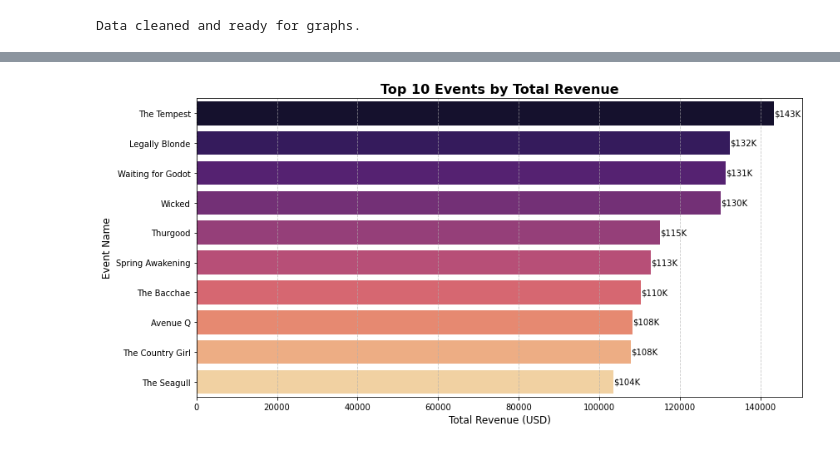
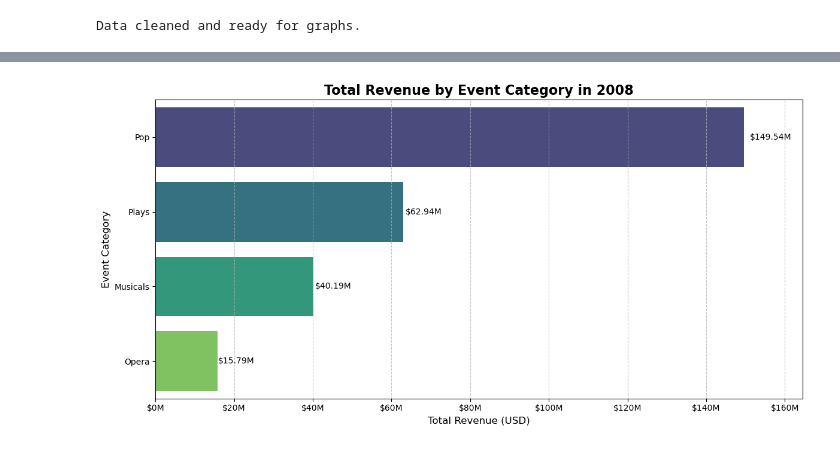
Before and after one commit to Muallim-ai/Final-Project---Group-4, a Jupyter notebook: notebooks/STAT315-FinalProject-Group4.ipynb, the cells around one changed output, grey strips where cells are left out. Saved outputs shown, nothing was run; the diff lists cells and outputs as text; code cells hidden in the pictures.

```diff
--- a/notebooks/STAT315-FinalProject-Group4.ipynb
+++ b/notebooks/STAT315-FinalProject-Group4.ipynb
@@ -333,28 +396,37 @@ Data cleaned and ready for graphs.
 # %%
+import seaborn as sns
 import matplotlib.pyplot as plt
-import seaborn as sns
+import matplotlib.ticker as ticker
 
-# Aggregate total revenue by event
-top_events = merged.groupby('eventname')['revenue'].sum().sort_values(ascending=False).head(10).reset_index()
+# Aggregate total revenue by category
+category_revenue = merged.groupby('catname')['revenue'].sum().sort_values(ascending=False).reset_index()
 
 # Plotting
 plt.figure(figsize=(12, 6))
-sns.barplot(data=top_events, x='revenue', y='eventname', palette='magma')
+sns.barplot(data=category_revenue, x='revenue', y='catname', palette='viridis')
 
-# Add labels to bars
-for i, value in enumerate(top_events['revenue']):
-    plt.text(value, i, f"${value/1e3:.0f}K", va='center', ha='left')
+# Add labels
+for i, value in enumerate(category_revenue['revenue']):
+    plt.text(value * 1.01, i, f"${value/1e6:.2f}M", va='center', ha='left', fontsize=10)
 
 # Titles and labels
-plt.title('Top 10 Events by Total Revenue', fontsize=16, weight='bold')
+plt.title('Total Revenue by Event Category in 2008', fontsize=16, weight='bold')
 plt.xlabel('Total Revenue (USD)', fontsize=12)
-plt.ylabel('Event Name', fontsize=12)
+plt.ylabel('Event Category', fontsize=12)
+
+# Format x-axis in millions ($M)
+formatter = ticker.FuncFormatter(lambda x, pos: f'${x*1e-6:.0f}M')
+plt.gca().xaxis.set_major_formatter(formatter)
+
+# Extend x-axis limit slightly
+max_revenue = category_revenue['revenue'].max()
+plt.xlim(0, max_revenue * 1.1)
 
 # Grid
 plt.grid(True, axis='x', linestyle='--', alpha=0.7)
 
 # Tight layout
 plt.tight_layout()
 plt.show()
 # %% [output]
-[figure, old version]
+[figure, new version]
```
Also changed, not shown: parts of 18 cells of this notebook.
